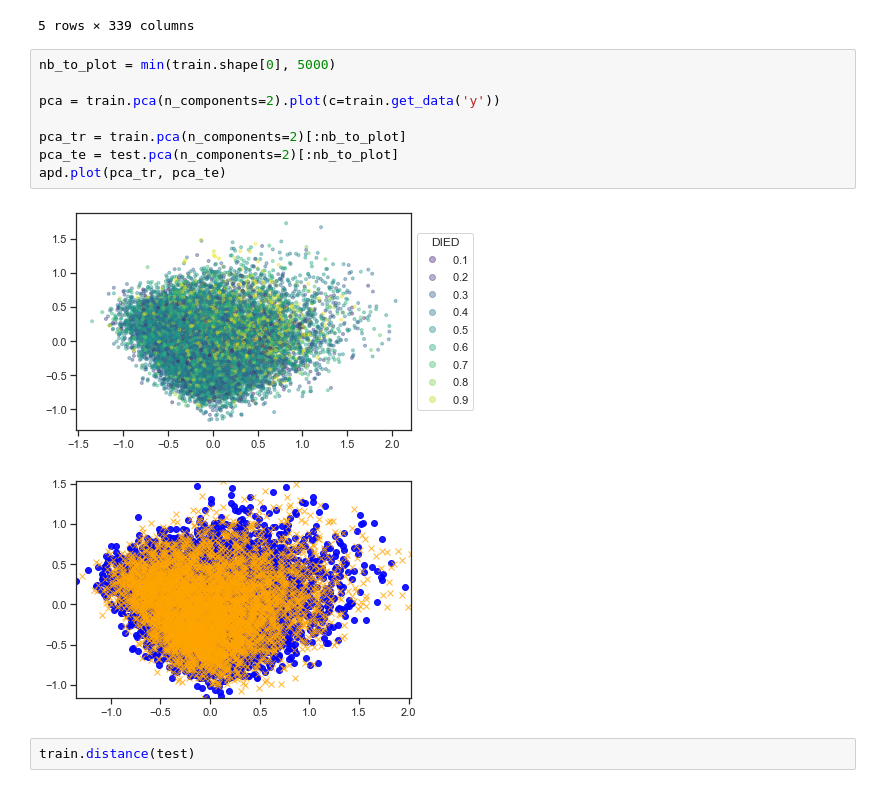
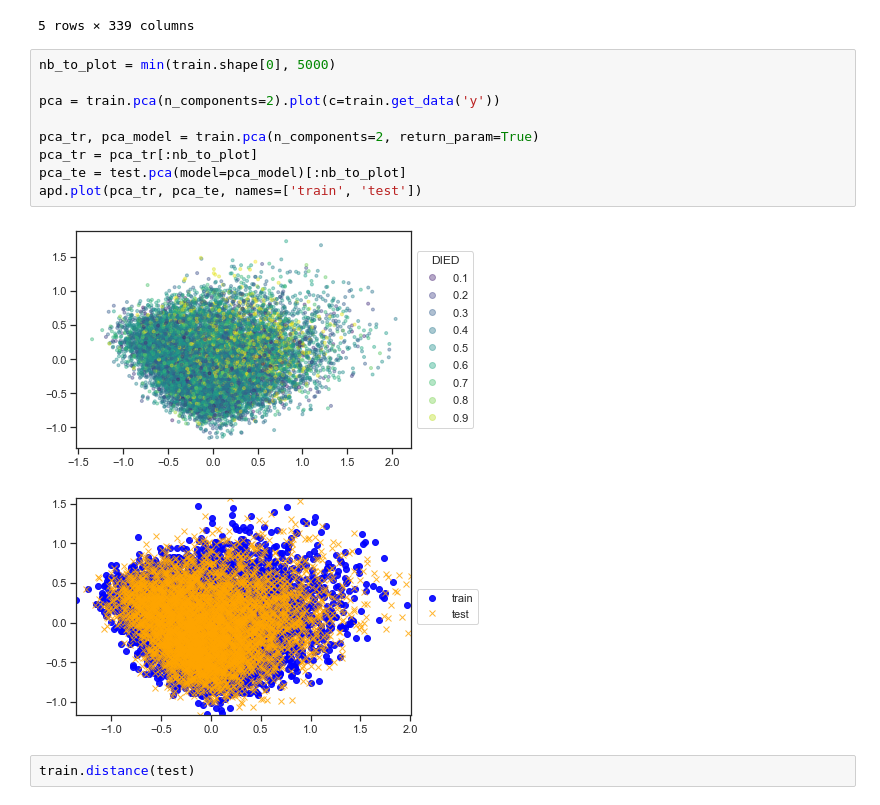
Before and after one commit to Didayolo/generators, a Jupyter notebook: vae_benchmark.ipynb, the cells around one changed output. Saved outputs shown, nothing was run; the diff lists cells and outputs as text.

Commit message:
PCA plots with the same model to avoid shift.

```diff
--- a/vae_benchmark.ipynb
+++ b/vae_benchmark.ipynb
@@ -44,14 +45,15 @@ train.head()
 # %%
 nb_to_plot = min(train.shape[0], 5000)
 
 pca = train.pca(n_components=2).plot(c=train.get_data('y'))
 
-pca_tr = train.pca(n_components=2)[:nb_to_plot]
-pca_te = test.pca(n_components=2)[:nb_to_plot]
-apd.plot(pca_tr, pca_te)
+pca_tr, pca_model = train.pca(n_components=2, return_param=True)
+pca_tr = pca_tr[:nb_to_plot]
+pca_te = test.pca(model=pca_model)[:nb_to_plot]
+apd.plot(pca_tr, pca_te, names=['train', 'test'])
 # %% [output]
 [figure]
-[figure, old version]
+[figure, new version]
 # %%
 train.distance(test)
 # %% [output]
```
Also changed, not shown: parts of 6 cells of this notebook.
